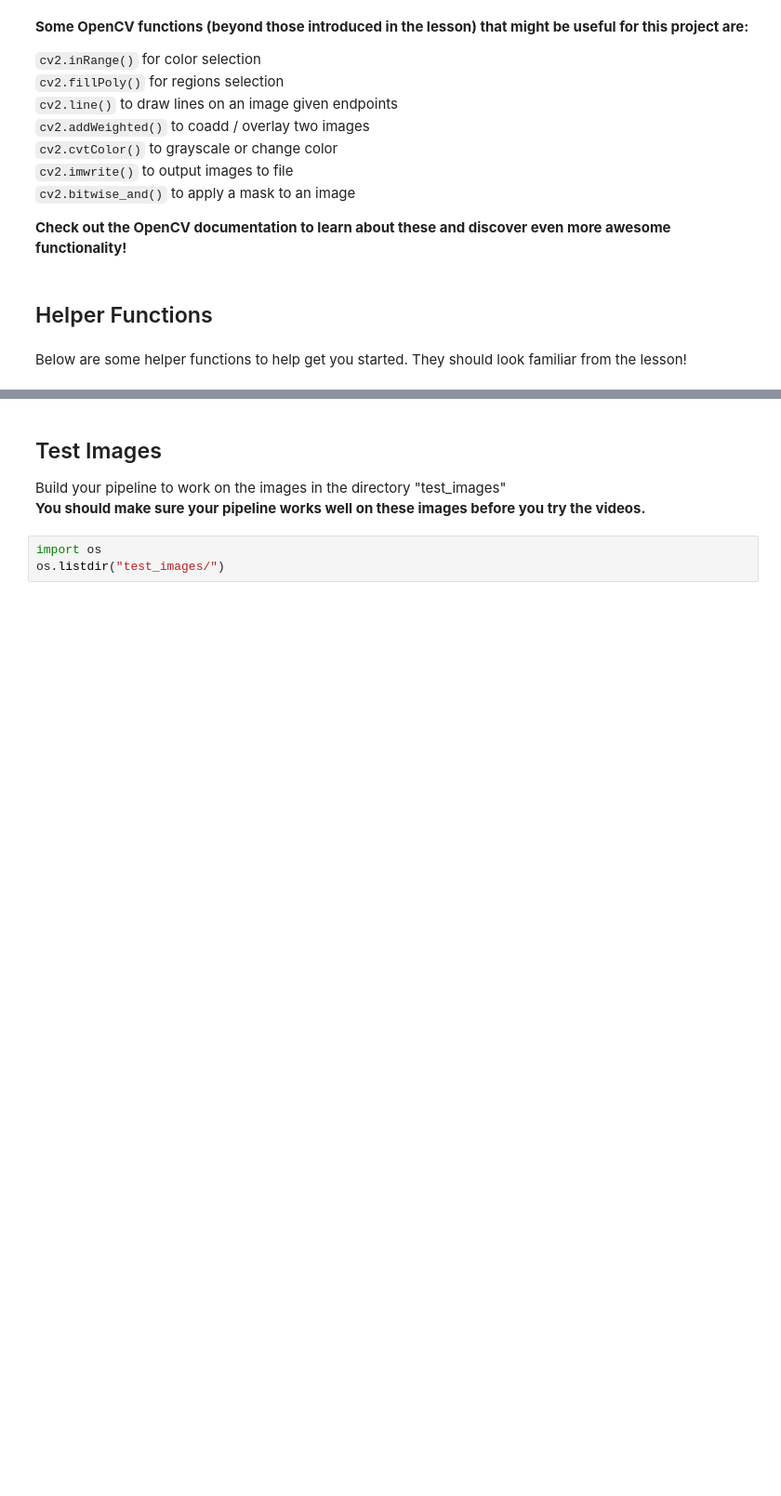
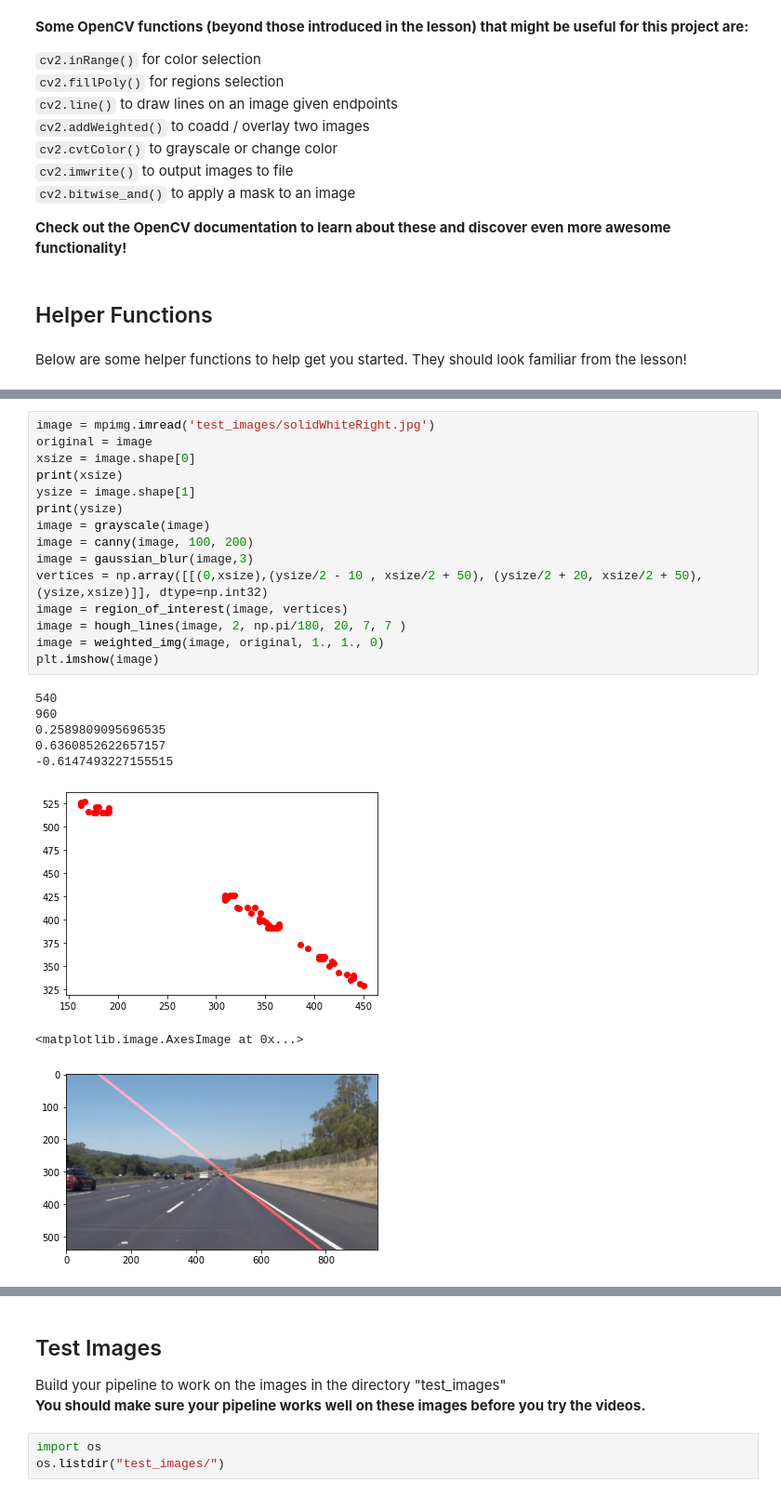
Before and after one commit to ChoKasem/LaneLines-Detection, a Jupyter notebook: P1.ipynb, the cells around one changed output, grey strips where cells are left out. Shown: that part at 93% size. Cells and saved outputs as stored; diff of their text form; blank space fills up the shorter version.

Commit message:
finish one test video, improving draw line code

```diff
--- a/P1.ipynb
+++ b/P1.ipynb
@@ -172,3 +237,27 @@ def weighted_img(img, initial_img, α=0.8, β=1., γ=0.):
     NOTE: initial_img and img must be the same shape!
     """
     return cv2.addWeighted(initial_img, α, img, β, γ)
+# %%
+image = mpimg.imread('test_images/solidWhiteRight.jpg')
+original = image
+xsize = image.shape[0]
+print(xsize)
+ysize = image.shape[1]
+print(ysize)
+image = grayscale(image)
+image = canny(image, 100, 200)
+image = gaussian_blur(image,3)
+vertices = np.array([[(0,xsize),(ysize/2 - 10 , xsize/2 + 50), (ysize/2 + 20, xsize/2 + 50), (ysize,xsize)]], dtype=np.int32)
+image = region_of_interest(image, vertices)
+image = hough_lines(image, 2, np.pi/180, 20, 7, 7 )
+image = weighted_img(image, original, 1., 1., 0)
+plt.imshow(image)
+# %% [output]
+540
+960
+0.2589809095696535
+0.6360852622657157
+-0.6147493227155515
+[figure, added]
+<matplotlib.image.AxesImage at 0x...>
+[figure, added]
```
Also changed, not shown: parts of 7 cells of this notebook, 1 other file.
